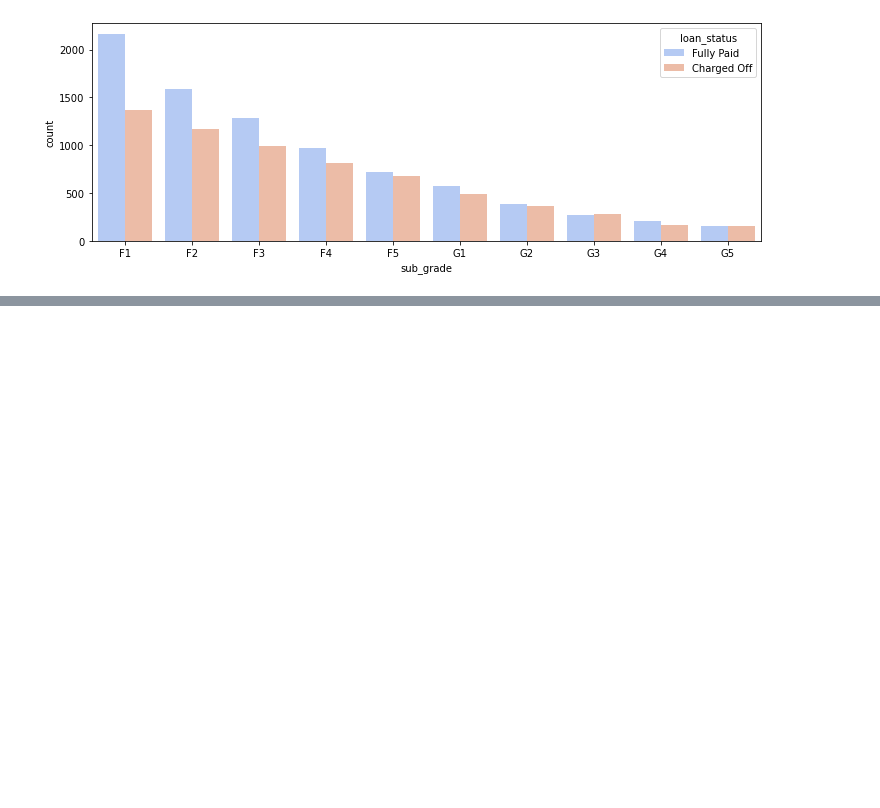
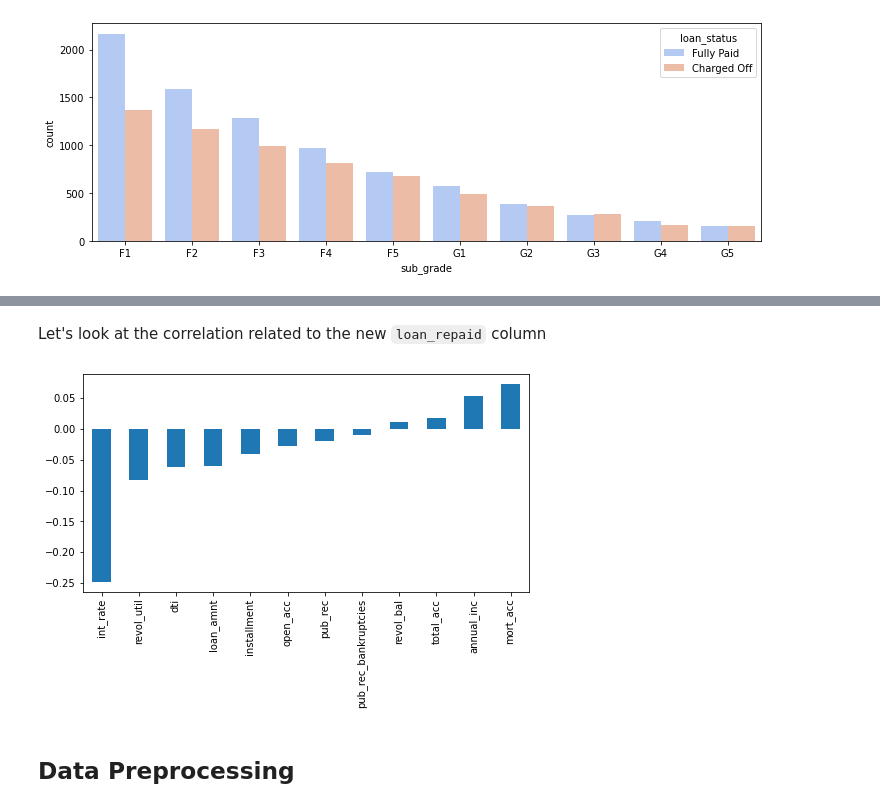
Before and after one commit to bdotbull/bb_learning_tf2_and_keras, a Jupyter notebook: topics/classification/classification_project.ipynb, the cells around one changed output, grey strips where cells are left out. Cells and saved outputs as stored; diff of their text form; code cells hidden in the pictures; blank space fills up the shorter version.

```diff
--- a/topics/classification/classification_project.ipynb
+++ b/topics/classification/classification_project.ipynb
@@ -216,0 +223,4 @@ sns.countplot(x='sub_grade', data=f_and_g_df, hue='loan_status',
+# %%
+df['loan_repaid'] = df['loan_status'].map(
+                                        {'Fully Paid': 1,
+                                        'Charged Off':0})
@@ -216,0 +244,9 @@ sns.countplot(x='sub_grade', data=f_and_g_df, hue='loan_status',
+# %% [markdown]
+Let's look at the correlation related to the new `loan_repaid` column
+# %%
+plt.figure(figsize=(8,4))
+df.corr()['loan_repaid'].sort_values().drop('loan_repaid').plot(kind='bar');
+# %% [output]
+[figure, added]
+# %% [markdown]
+## Data Preprocessing
```
Also changed, not shown: parts of 3 cells of this notebook.
